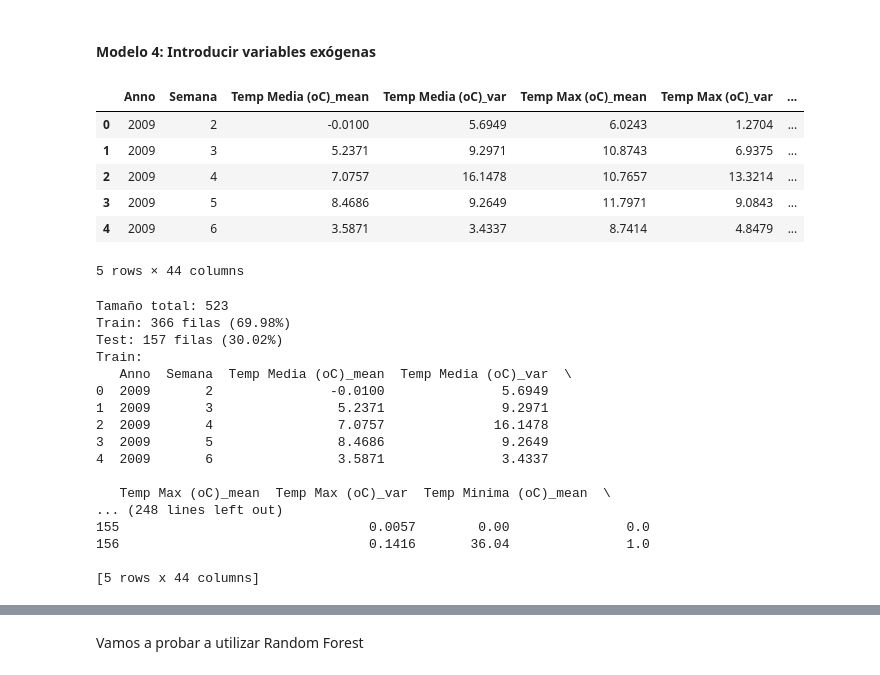
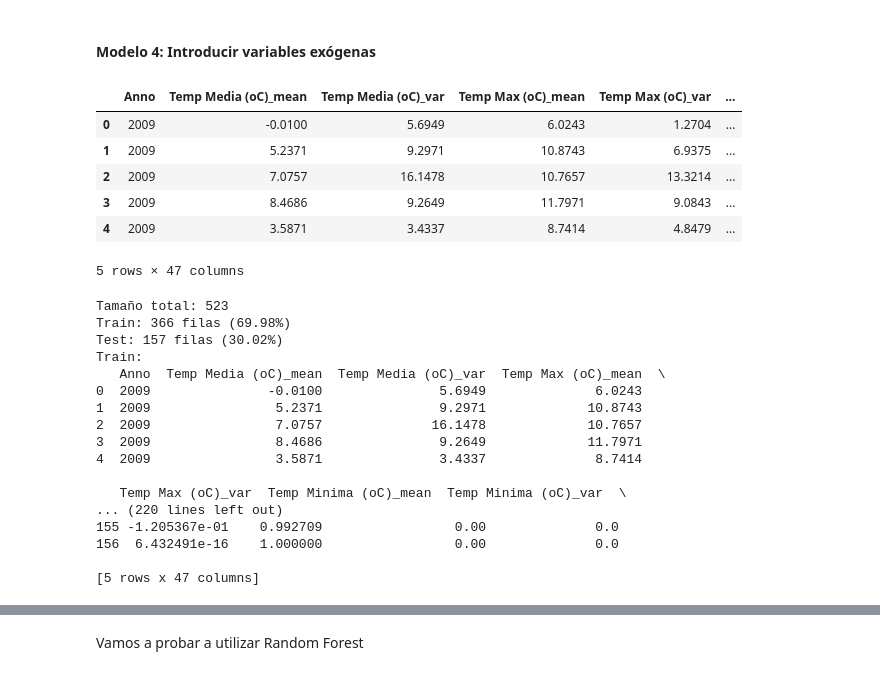
Before and after one commit to JozsefIvanGafo/4-Year-Q1-iao-project-Prediction-of-Forest-fires-in-Galicia-Spain2024-UC3M, a Jupyter notebook: prediction_time_series.ipynb, the cells around one changed output, grey strips where cells are left out. Drawn from its saved outputs; the diff is of its cells as text; code cells hidden in the pictures.

Commit message:
time series model 4 file path

```diff
--- a/prediction_time_series.ipynb
+++ b/prediction_time_series.ipynb
@@ -821,21 +821,21 @@ Error superficie: 278.412963255249
 # %% [markdown]
 #### Modelo 4: Introducir variables exógenas
 # %%
-data_path="data/fires-weather.csv"
+data_path="data/fires-weather_timeseries.csv"
 try:
     df_full=pd.read_csv(data_path)
 except Exception as error:
     print(f"Error while importing the excel file: {error}")
 
 df_full.head()
 # %% [output]
-|  | Anno | Semana | Temp Media (oC)_mean | Temp Media (oC)_var | Temp Max (oC)_mean | Temp Max (oC)_var | ... |
-| 0 | 2009 | 2 | -0.0100 | 5.6949 | 6.0243 | 1.2704 | ... |
-| 1 | 2009 | 3 | 5.2371 | 9.2971 | 10.8743 | 6.9375 | ... |
-| 2 | 2009 | 4 | 7.0757 | 16.1478 | 10.7657 | 13.3214 | ... |
-| 3 | 2009 | 5 | 8.4686 | 9.2649 | 11.7971 | 9.0843 | ... |
-| 4 | 2009 | 6 | 3.5871 | 3.4337 | 8.7414 | 4.8479 | ... |
+|  | Anno | Temp Media (oC)_mean | Temp Media (oC)_var | Temp Max (oC)_mean | Temp Max (oC)_var | ... |
+| 0 | 2009 | -0.0100 | 5.6949 | 6.0243 | 1.2704 | ... |
+| 1 | 2009 | 5.2371 | 9.2971 | 10.8743 | 6.9375 | ... |
+| 2 | 2009 | 7.0757 | 16.1478 | 10.7657 | 13.3214 | ... |
+| 3 | 2009 | 8.4686 | 9.2649 | 11.7971 | 9.0843 | ... |
+| 4 | 2009 | 3.5871 | 3.4337 | 8.7414 | 4.8479 | ... |
-5 rows × 44 columns
+5 rows × 47 columns
 # %%
 # Dividir los datos en train y test
 df_train_full = df_full[df_full['Anno'] <= 2015].reset_index(drop=True) #Modificados
@@ -865,19 +865,19 @@ Tamaño total: 523
 Train: 366 filas (69.98%)
 Test: 157 filas (30.02%)
 Train:
-   Anno  Semana  Temp Media (oC)_mean  Temp Media (oC)_var  \
-0  2009       2               -0.0100               5.6949
-1  2009       3                5.2371               9.2971
-2  2009       4                7.0757              16.1478
-3  2009       5                8.4686               9.2649
-4  2009       6                3.5871               3.4337
+   Anno  Temp Media (oC)_mean  Temp Media (oC)_var  Temp Max (oC)_mean  \
+0  2009               -0.0100               5.6949              6.0243
+1  2009                5.2371               9.2971             10.8743
+2  2009                7.0757              16.1478             10.7657
+3  2009                8.4686               9.2649             11.7971
+4  2009                3.5871               3.4337              8.7414
 
-   Temp Max (oC)_mean  Temp Max (oC)_var  Temp Minima (oC)_mean  \
-... (248 lines left out)
-155                                0.0057        0.00               0.0
-156                                0.1416       36.04               1.0
+   Temp Max (oC)_var  Temp Minima (oC)_mean  Temp Minima (oC)_var  \
+... (220 lines left out)
+155 -1.205367e-01    0.992709                 0.00              0.0
+156  6.432491e-16    1.000000                 0.00              0.0
 
-[5 rows x 44 columns]
+[5 rows x 47 columns]
 # %%
 target_vars = ["numero_incendios", "superficie"]
 exogenous_vars = ["Temp Media (oC)_mean", "Temp Media (oC)_var", "Temp Max (oC)_mean", "Temp Max (oC)_var", \
```
Also changed, not shown: parts of 3 cells of this notebook.
